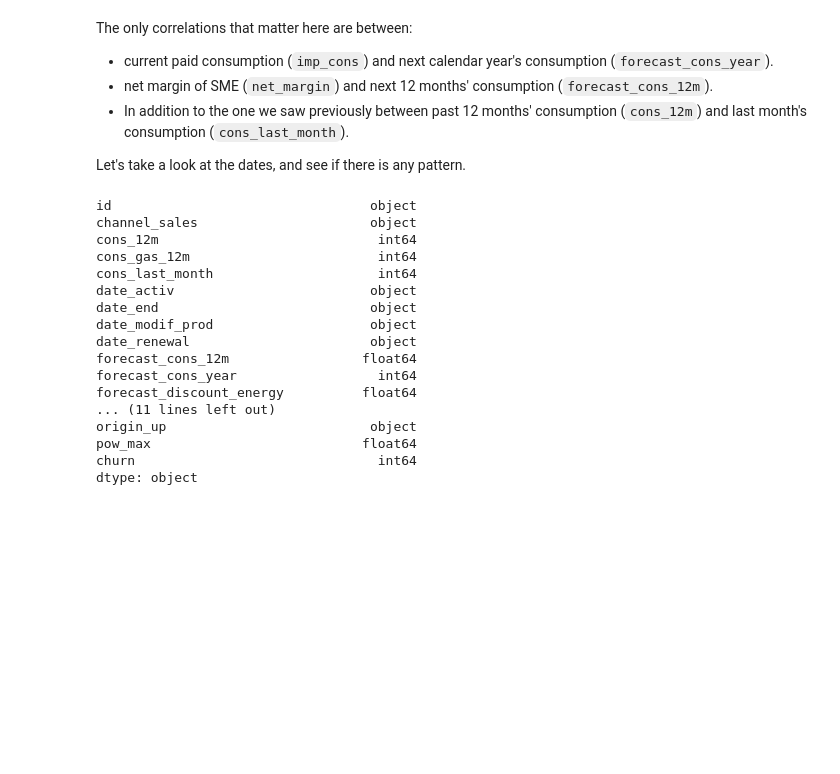
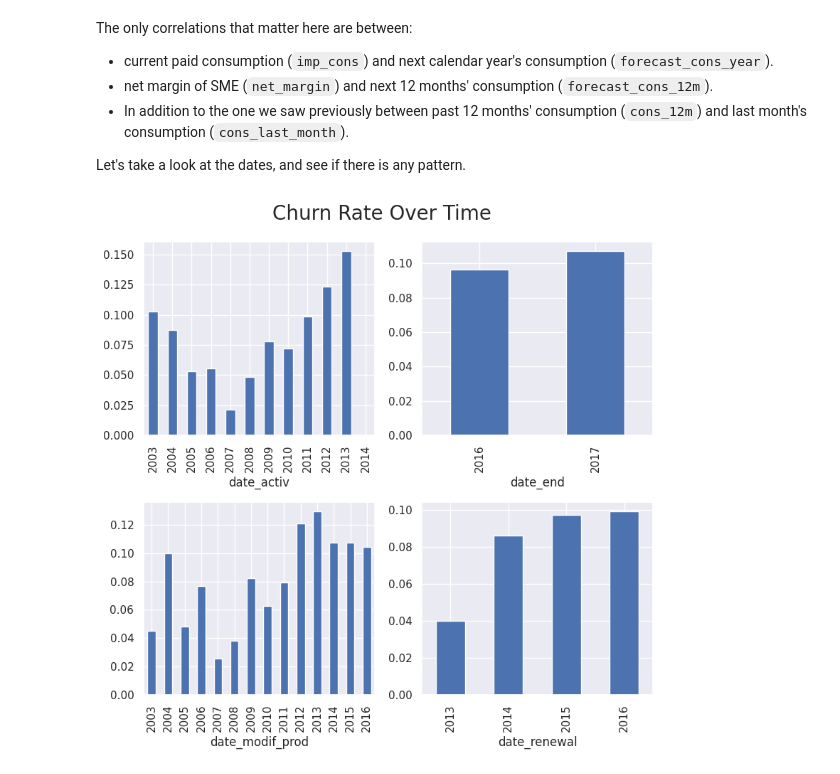
Before and after one commit to mnijadi/energy-company-customer-churn, a Jupyter notebook: notebooks/eda.ipynb, the cells around one changed output. Saved outputs shown, nothing was run; the diff lists cells and outputs as text; code cells hidden in the pictures; blank space fills up the shorter version.

Commit message:
Explore churn rate over time

```diff
--- a/notebooks/eda.ipynb
+++ b/notebooks/eda.ipynb
@@ -616,23 +616,20 @@ The only correlations that matter here are between:
 - In addition to the one we saw previously between past 12 months' consumption (`cons_12m`) and last month's consumption (`cons_last_month`).
 
 Let's take a look at the dates, and see if there is any pattern.
-# %%
-client_df.dtypes
-# %% [output]
-id                                 object
-channel_sales                      object
-cons_12m                            int64
-cons_gas_12m                        int64
-cons_last_month                     int64
-date_activ                         object
-date_end                           object
-date_modif_prod                    object
-date_renewal                       object
-forecast_cons_12m                 float64
-forecast_cons_year                  int64
-forecast_discount_energy          float64
-... (11 lines left out)
-origin_up                          object
-pow_max                           float64
-churn                               int64
-dtype: object
+# %%
+dates = ['date_activ', 'date_end', 'date_modif_prod', 'date_renewal']
+
+fig, axes = plt.subplots(2, 2, figsize=(8, 8))
+
+for i, date in enumerate(dates):
+    client_df[date] = pd.to_datetime(client_df[date], format='%Y-%m-%d')
+    temp_df = client_df.groupby(client_df[date].dt.year)['churn'].agg(['sum','count'])
+    temp_df['churn_rate'] = temp_df['sum'] / temp_df['count']
+    temp_df['churn_rate'].plot(kind='bar', ax=axes[i//2, i%2])
+
+plt.suptitle('Churn Rate Over Time', fontsize=20)
+plt.tight_layout()
+plt.savefig('../figures/churn_rate_over_time.png')
+plt.show()
+# %% [output]
+[figure, added]
```
Also changed, not shown: parts of 3 cells of this notebook, 1 other file.
